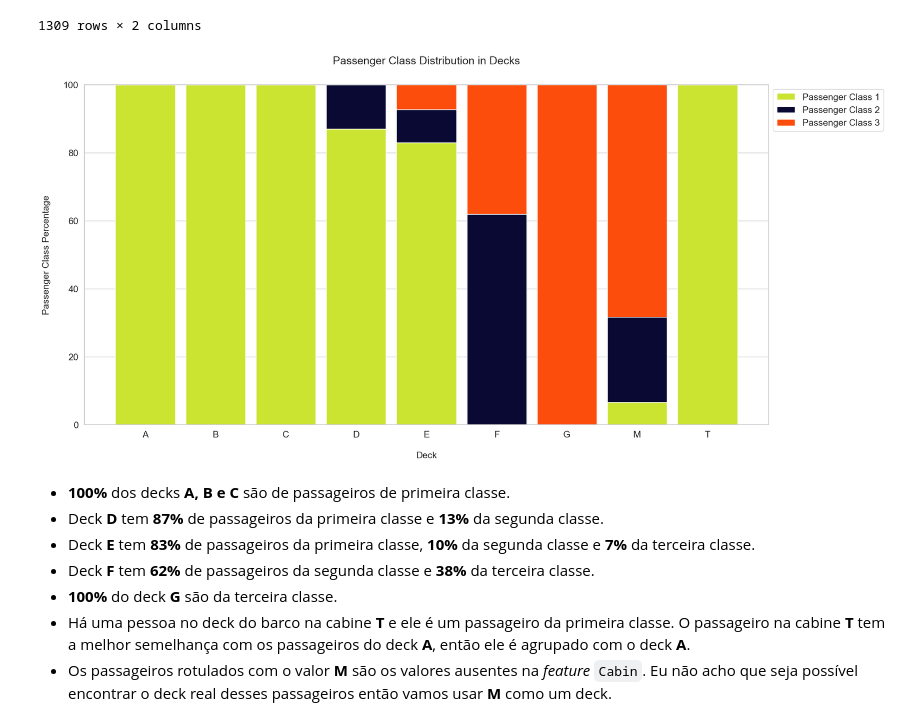
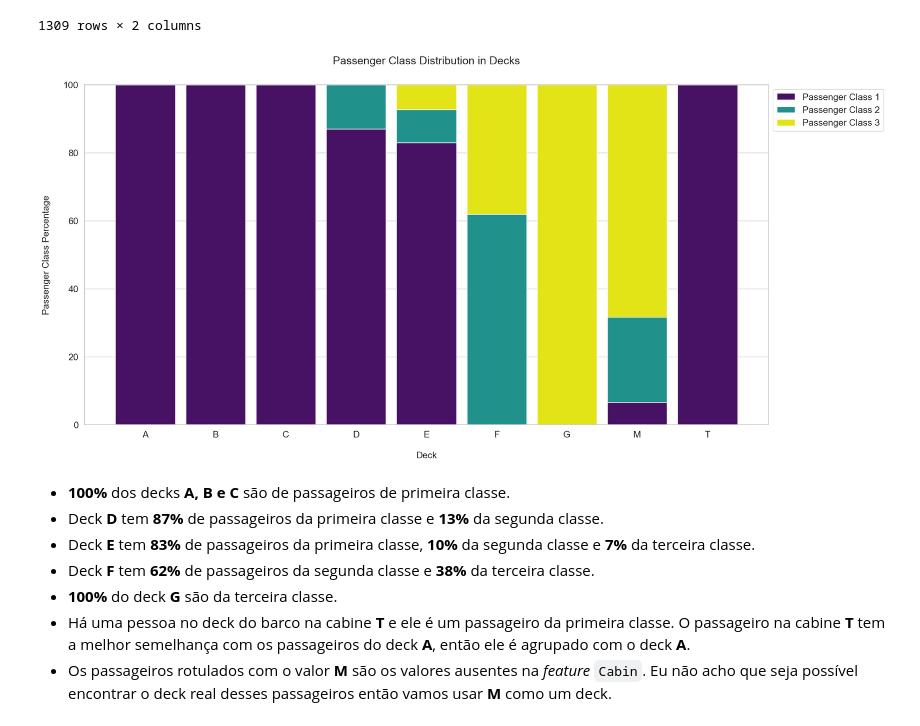
Before and after one commit to kawakami01/data-analysis-and-modeling-kaggle-titanic-competition, a Jupyter notebook: data-analysis-and-modeling-kaggle-titanic-competition.ipynb, the cells around one changed output. Cells and saved outputs as stored; diff of their text form; code cells hidden in the pictures.

```diff
--- a/data-analysis-and-modeling-kaggle-titanic-competition.ipynb
+++ b/data-analysis-and-modeling-kaggle-titanic-competition.ipynb
@@ -324,37 +324,37 @@ def get_pclass_dist(df):
         deck_percentages[col] = [(count / df_decks[col].sum()) * 100 for count in df_decks[col]]
 
     return deck_counts, deck_percentages
 
 def display_pclass_dist(percentages):
     df_percentages = pd.DataFrame(percentages).transpose()
     deck_names = ('A', 'B', 'C', 'D', 'E', 'F', 'G', 'M', 'T')
     bar_count = np.arange(len(deck_names))
     bar_width = 0.85
 
     pclass1 = df_percentages[0]
     pclass2 = df_percentages[1]
     pclass3 = df_percentages[2]
 
     plt.figure(figsize=(20, 10))
-    plt.bar(bar_count, pclass1, color='#CBE432', edgecolor='white', width=bar_width, label='Passenger Class 1')
-    plt.bar(bar_count, pclass2, bottom=pclass1, color='#090934', edgecolor='white', width=bar_width, label='Passenger Class 2')
-    plt.bar(bar_count, pclass3, bottom=pclass1 + pclass2, color='#FD4D0C', edgecolor='white', width=bar_width, label='Passenger Class 3')
+    plt.bar(bar_count, pclass1, color='#471164', edgecolor='white', width=bar_width, label='Passenger Class 1')
+    plt.bar(bar_count, pclass2, bottom=pclass1, color='#21918c', edgecolor='white', width=bar_width, label='Passenger Class 2')
+    plt.bar(bar_count, pclass3, bottom=pclass1 + pclass2, color='#e2e418', edgecolor='white', width=bar_width, label='Passenger Class 3')
 
     plt.xlabel('Deck', size=15, labelpad=20)
     plt.ylabel('Passenger Class Percentage', size=15, labelpad=20)
     plt.xticks(bar_count, deck_names)
     plt.tick_params(axis='x', labelsize=15)
     plt.tick_params(axis='y', labelsize=15)
 
     plt.legend(loc='upper left', bbox_to_anchor=(1, 1), prop={'size': 15})
     plt.title('Passenger Class Distribution in Decks', size=18, y=1.05)
 
     plt.show()
 
 all_deck_count, all_deck_per = get_pclass_dist(df_all_decks)
 display_pclass_dist(all_deck_per)
 # %% [output]
-[figure, old version]
+[figure, new version]
 # %% [markdown]
 - **100%** dos decks **A, B e C** são de passageiros de primeira classe.
 - Deck **D** tem **87%** de passageiros da primeira classe e **13%** da segunda classe.
```
Also changed, not shown: parts of 9 cells of this notebook, 1 other file.
